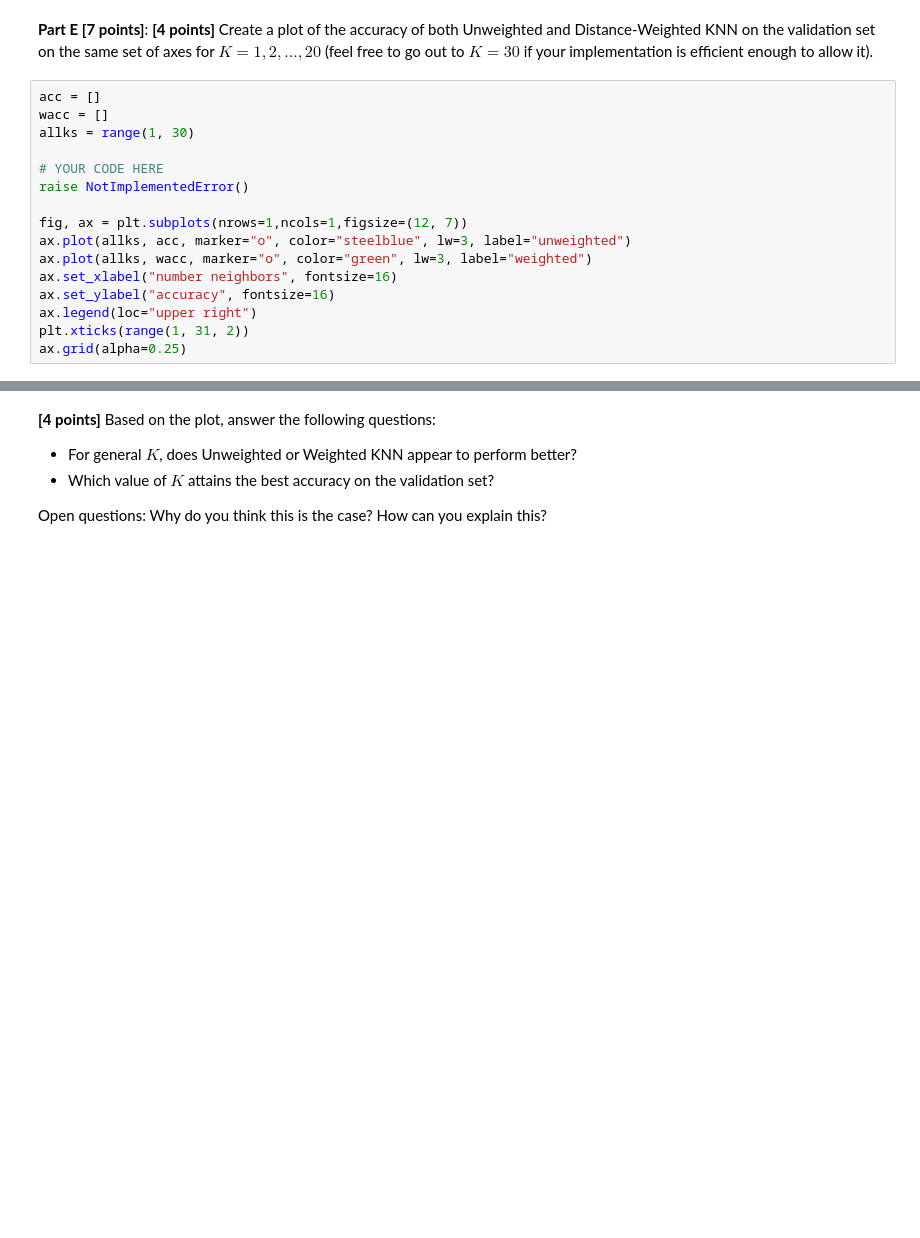
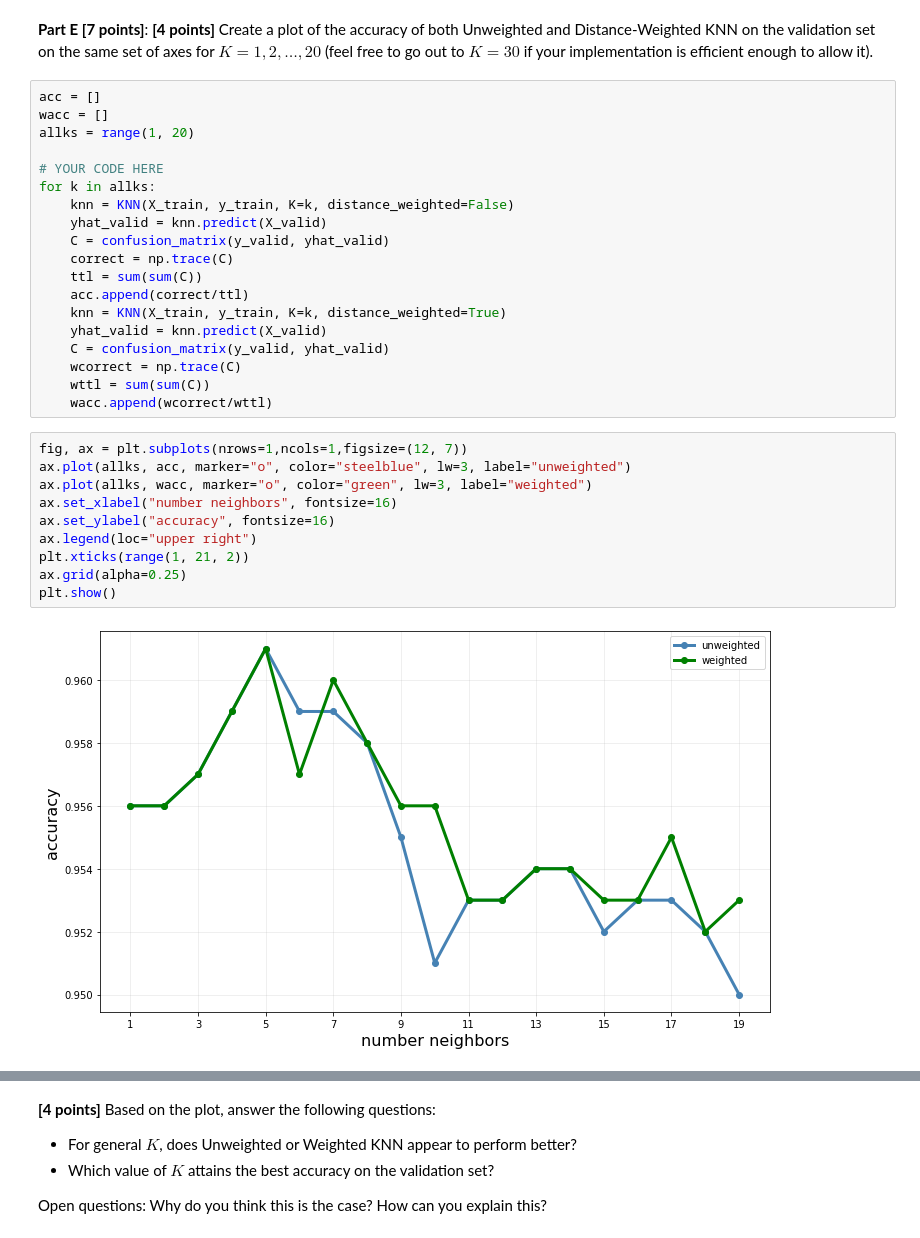
Before and after one commit to a11isonliu/CSCI-4622-Machine-Learning-sp21, a Jupyter notebook: hmwks/hw1/hw1.ipynb, the cells around one changed output, grey strips where cells are left out. Cells and saved outputs as stored; diff of their text form; blank space fills up the shorter version.

```diff
--- a/hmwks/hw1/hw1.ipynb
+++ b/hmwks/hw1/hw1.ipynb
@@ -472,18 +668,33 @@ raise NotImplementedError()
 # %% [markdown]
 **Part E [7 points]**: **[4 points]** Create a plot of the accuracy of both Unweighted and Distance-Weighted KNN on the validation set on the same set of axes for $K=1, 2, \ldots, 20$ (feel free to go out to $K=30$ if your implementation is efficient enough to allow it).
+# %%
+acc = []
+wacc = []
+allks = range(1, 20)
+
+# YOUR CODE HERE
+for k in allks:
+    knn = KNN(X_train, y_train, K=k, distance_weighted=False)
+    yhat_valid = knn.predict(X_valid)
+    C = confusion_matrix(y_valid, yhat_valid)
+    correct = np.trace(C)
+    ttl = sum(sum(C))
+    acc.append(correct/ttl)
+    knn = KNN(X_train, y_train, K=k, distance_weighted=True)
+    yhat_valid = knn.predict(X_valid)
+    C = confusion_matrix(y_valid, yhat_valid)
+    wcorrect = np.trace(C)
+    wttl = sum(sum(C))
+    wacc.append(wcorrect/wttl)
 # %%
-acc = []
-wacc = []
-allks = range(1, 30)
-
-# YOUR CODE HERE
-raise NotImplementedError()
-
 fig, ax = plt.subplots(nrows=1,ncols=1,figsize=(12, 7))
 ax.plot(allks, acc, marker="o", color="steelblue", lw=3, label="unweighted")
 ax.plot(allks, wacc, marker="o", color="green", lw=3, label="weighted")
 ax.set_xlabel("number neighbors", fontsize=16)
 ax.set_ylabel("accuracy", fontsize=16)
 ax.legend(loc="upper right")
-plt.xticks(range(1, 31, 2))
+plt.xticks(range(1, 21, 2))
 ax.grid(alpha=0.25)
+plt.show()
+# %% [output]
+[figure, added]
```
Also changed, not shown: parts of 39 cells of this notebook, 1 other file.
